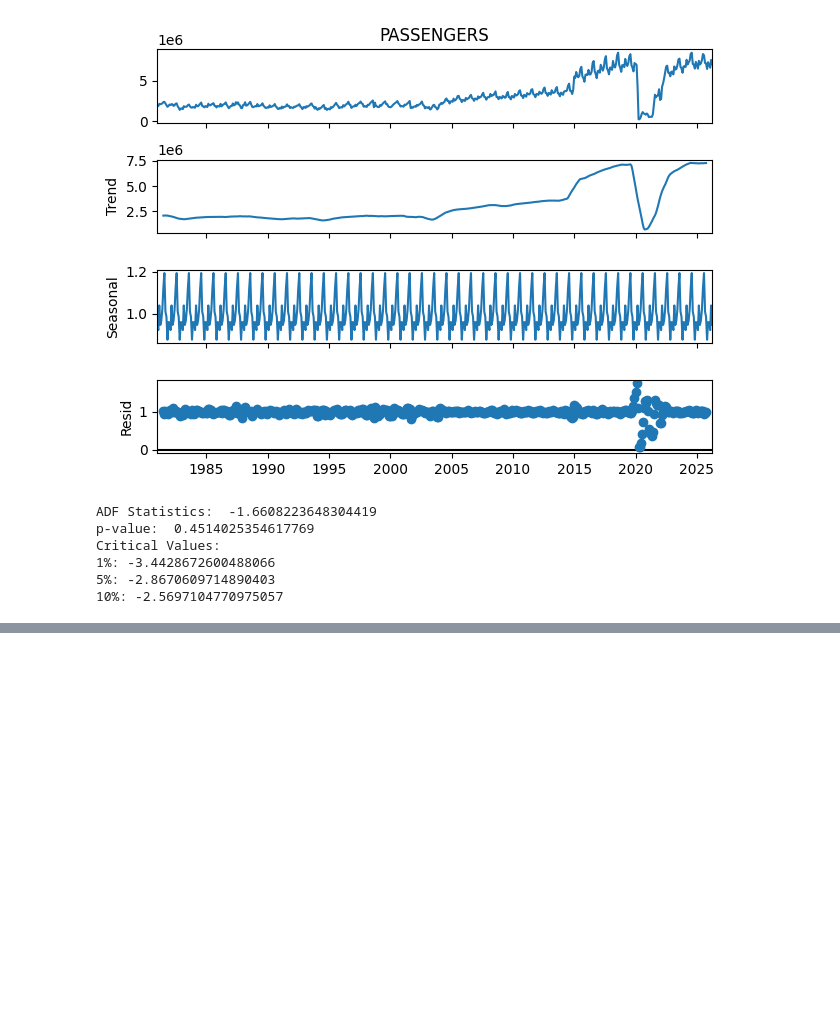
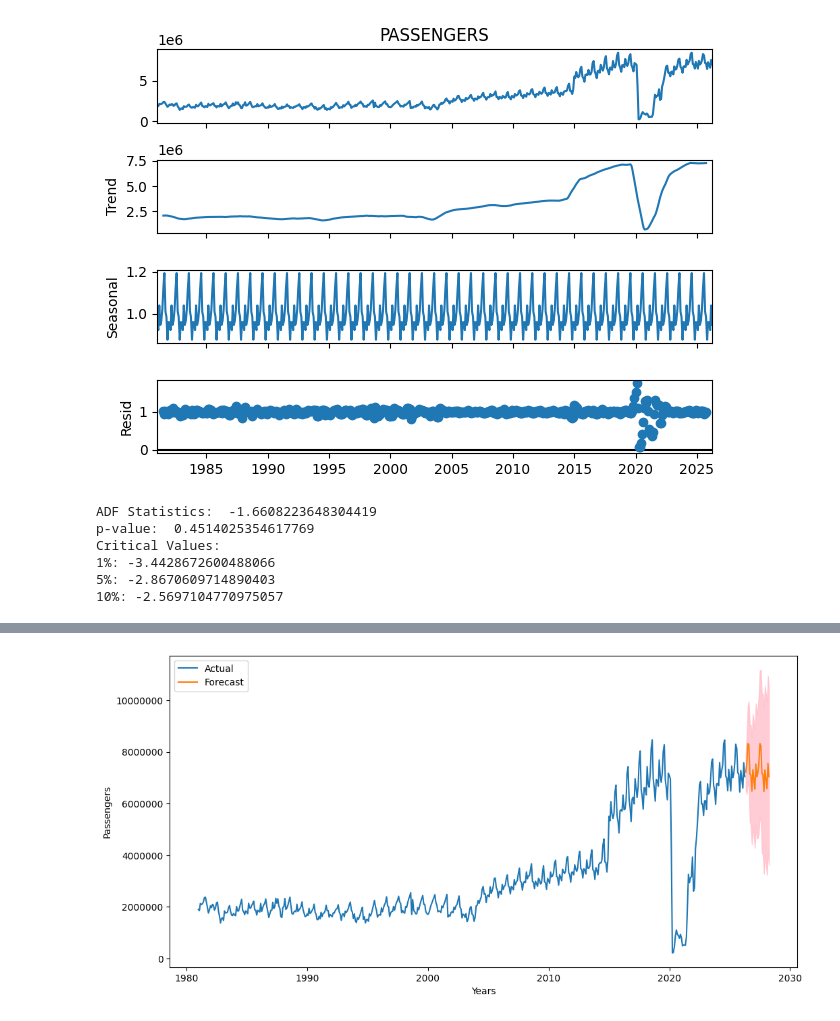
Before and after one commit to ajinikhil/air_passenger_forecasting, a Jupyter notebook: script/automated_forecasting.ipynb, the cells around one changed output, grey strips where cells are left out. Cells and saved outputs as stored; diff of their text form; code cells hidden in the pictures; blank space fills up the shorter version.

```diff
--- a/script/automated_forecasting.ipynb
+++ b/script/automated_forecasting.ipynb
@@ -241,0 +367,3 @@ Critical Values:
+# %%
+final_model_fit = final_model.fit()
+print(final_model_fit.params)
@@ -241,0 +396,16 @@ Critical Values:
+# %%
+future_forecast = final_model_fit.get_forecast(steps=24)
+mean_future_forecast = future_forecast.predicted_mean
+future_conf_int = future_forecast.conf_int()
+# %%
+plt.figure(figsize=(12, 6))
+plt.plot(df.index, df["PASSENGERS"], label="Actual")
+plt.plot(mean_future_forecast.index, mean_future_forecast, label="Forecast")
+plt.fill_between(future_conf_int.index, future_conf_int.iloc[:,0], future_conf_int.iloc[:,1], color="pink", alpha=0.8)
+plt.ticklabel_format(style='plain', axis='y')
+plt.ylabel("Passengers")
+plt.xlabel("Years")
+plt.legend()
+plt.show()
+# %% [output]
+[figure, added]
```
Also changed, not shown: parts of 25 cells of this notebook.
